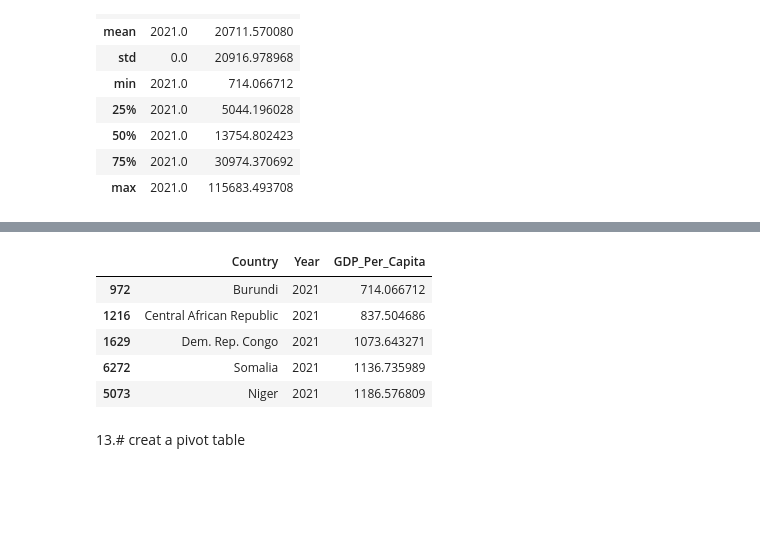
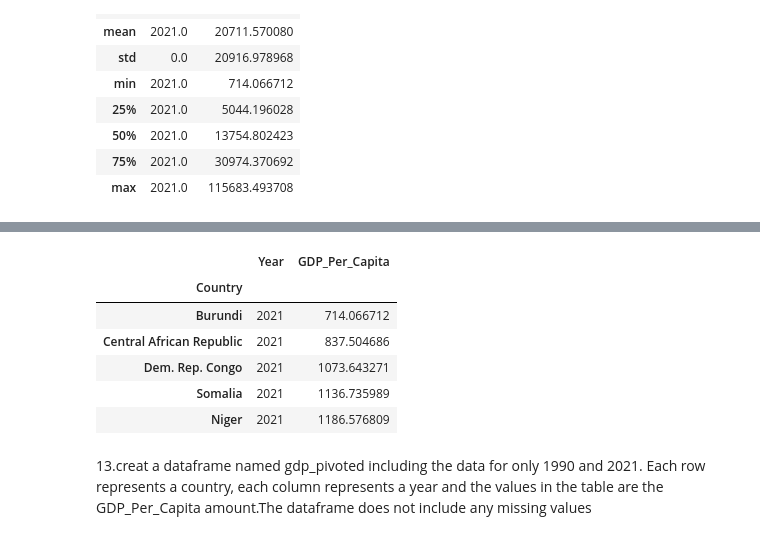
Before and after one commit to nss-data-science-cohort-8/un-exploration-fvetdds, a Jupyter notebook: data/UN_Data_Exploration.ipynb, the cells around one changed output, grey strips where cells are left out. Saved outputs shown, nothing was run; the diff lists cells and outputs as text; code cells hidden in the pictures; blank space fills up the shorter version.

```diff
--- a/data/UN_Data_Exploration.ipynb
+++ b/data/UN_Data_Exploration.ipynb
@@ -105,2 +150,2 @@ Length: 242, dtype: int64
 # %%
-gdp_20121 = gdp_df[gdp_df["Year"] == 2021]
+gdp_2021 = gdp_df[gdp_df['Year'] == 2021]
@@ -152,12 +189,13 @@ gdp_20121.sort_values('GDP_Per_Capita', ascending=False).head(5)
 # %%
-gdp_20121.sort_values('GDP_Per_Capita', ascending=True).head(5)
+gdp_2021.sort_values('GDP_Per_Capita', ascending=True).head(5).set_index('Country')
 # %% [output]
-|  | Country | Year | GDP_Per_Capita |
-| 972 | Burundi | 2021 | 714.066712 |
-| 1216 | Central African Republic | 2021 | 837.504686 |
-| 1629 | Dem. Rep. Congo | 2021 | 1073.643271 |
-| 6272 | Somalia | 2021 | 1136.735989 |
-| 5073 | Niger | 2021 | 1186.576809 |
+|  | Year | GDP_Per_Capita |
+| Country |  |  |
+| Burundi | 2021 | 714.066712 |
+| Central African Republic | 2021 | 837.504686 |
+| Dem. Rep. Congo | 2021 | 1073.643271 |
+| Somalia | 2021 | 1136.735989 |
+| Niger | 2021 | 1186.576809 |
 # %% [markdown]
-13.# creat a pivot table
+13.creat a dataframe named gdp_pivoted including the data for only 1990 and 2021. Each row represents a country, each column represents a year and the values in the table are the GDP_Per_Capita amount.The dataframe does not include any missing values
 # %%
```
Also changed, not shown: parts of 105 cells of this notebook.
